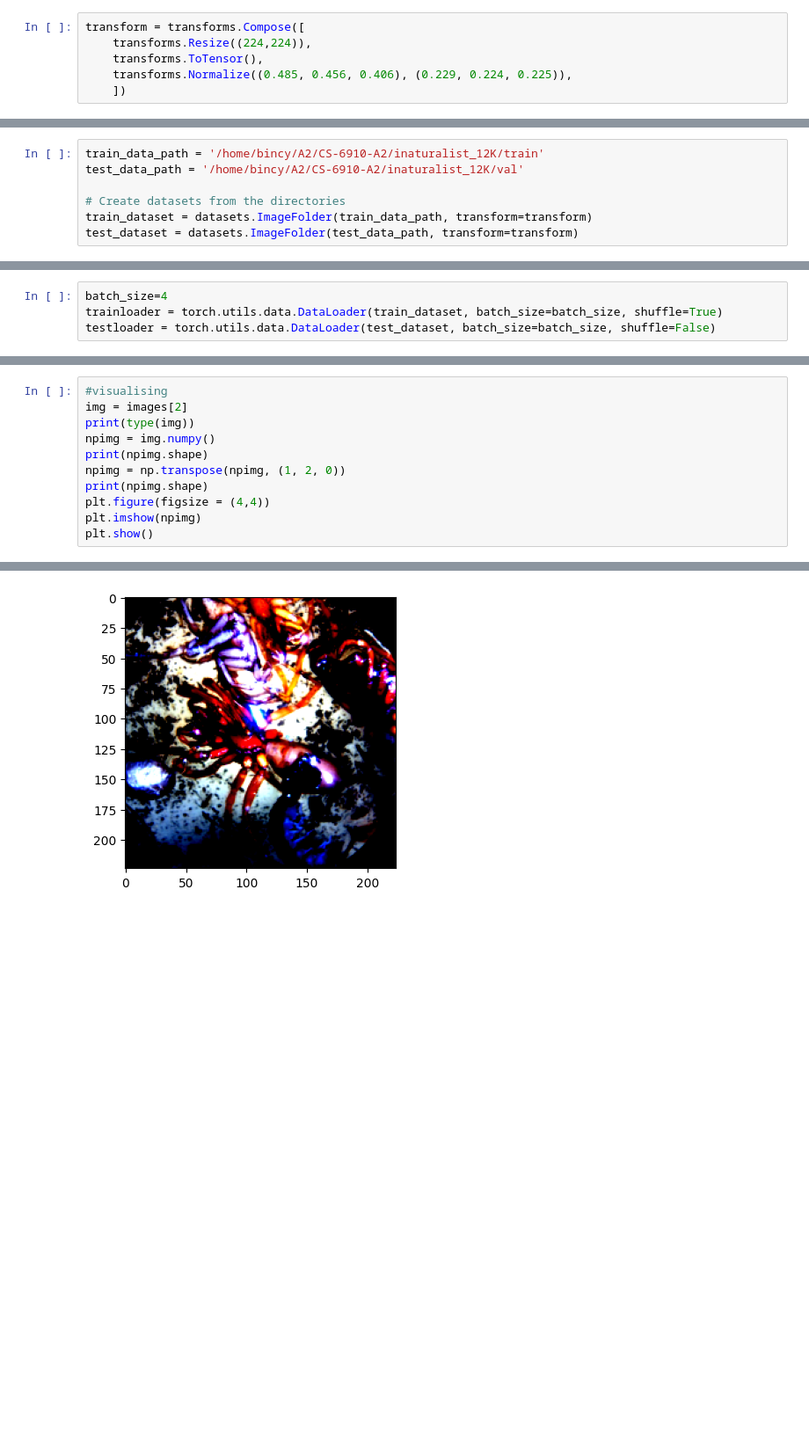
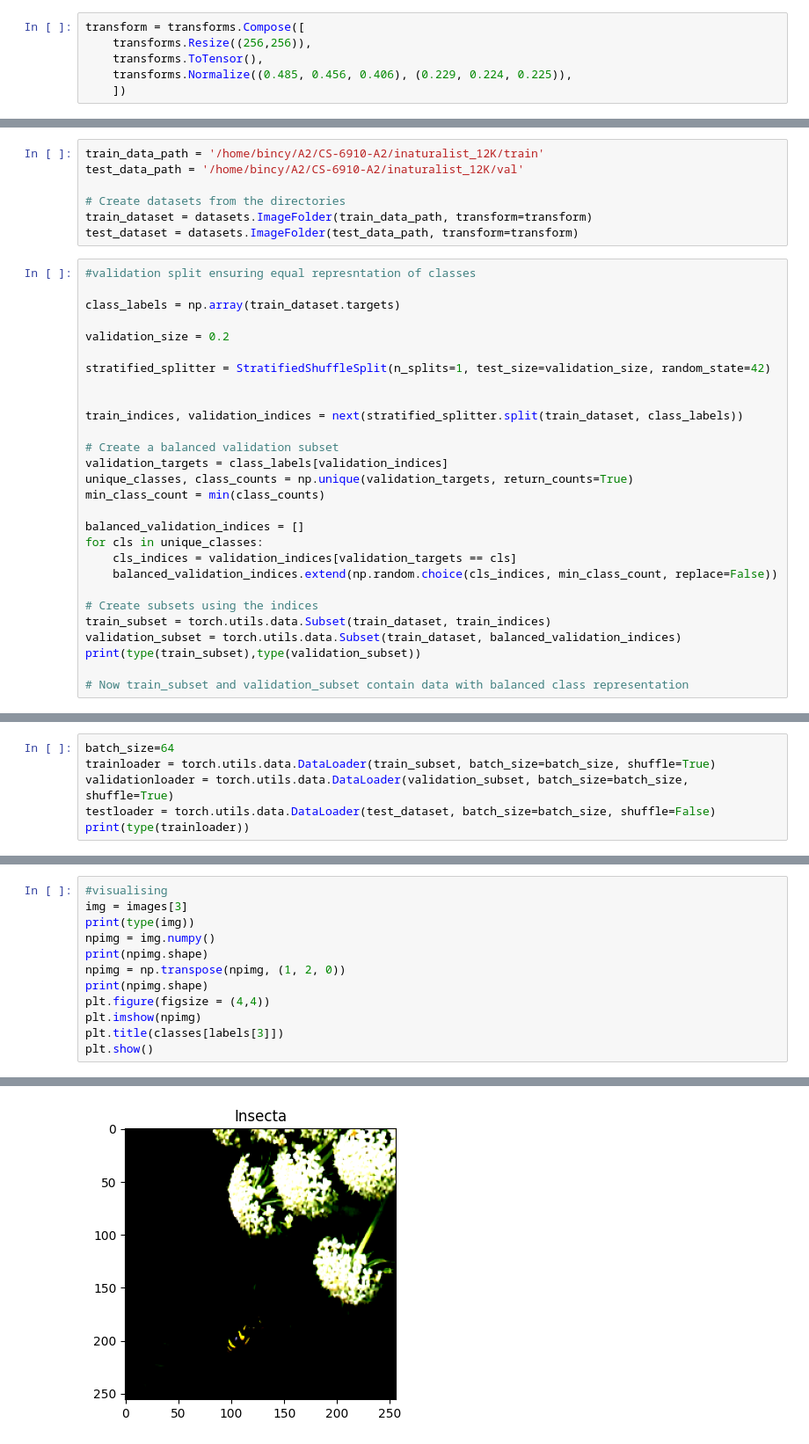
Before and after one commit to tamanbodhi/CS-6910-A2, a Jupyter notebook: dataload.ipynb, the cells around one changed output, grey strips where cells are left out. Shown at 88% size. Drawn from its saved outputs; the diff is of its cells as text; blank space fills up the shorter version.

```diff
--- a/dataload.ipynb
+++ b/dataload.ipynb
@@ -23,6 +15,6 @@ import zipfile
 # %%
 transform = transforms.Compose([
-    transforms.Resize((224,224)),
+    transforms.Resize((256,256)),
     transforms.ToTensor(),
     transforms.Normalize((0.485, 0.456, 0.406), (0.229, 0.224, 0.225)),
     ])
@@ -38,3 +28,31 @@ test_data_path = '/home/bincy/A2/CS-6910-A2/inaturalist_12K/val'
 # Create datasets from the directories
 train_dataset = datasets.ImageFolder(train_data_path, transform=transform)
 test_dataset = datasets.ImageFolder(test_data_path, transform=transform)
+# %%
+#validation split ensuring equal represntation of classes
+
+class_labels = np.array(train_dataset.targets)
+
+validation_size = 0.2
+
+stratified_splitter = StratifiedShuffleSplit(n_splits=1, test_size=validation_size, random_state=42)
+
+
+train_indices, validation_indices = next(stratified_splitter.split(train_dataset, class_labels))
+
+# Create a balanced validation subset
+validation_targets = class_labels[validation_indices]
+unique_classes, class_counts = np.unique(validation_targets, return_counts=True)
+min_class_count = min(class_counts)
+
+balanced_validation_indices = []
+for cls in unique_classes:
+    cls_indices = validation_indices[validation_targets == cls]
+    balanced_validation_indices.extend(np.random.choice(cls_indices, min_class_count, replace=False))
+
+# Create subsets using the indices
+train_subset = torch.utils.data.Subset(train_dataset, train_indices)
+validation_subset = torch.utils.data.Subset(train_dataset, balanced_validation_indices)
+print(type(train_subset),type(validation_subset))
+
+# Now train_subset and validation_subset contain data with balanced class representation
@@ -41,4 +61,6 @@ test_dataset = datasets.ImageFolder(test_data_path, transform=transform)
 # %%
-batch_size=4
-trainloader = torch.utils.data.DataLoader(train_dataset, batch_size=batch_size, shuffle=True)
+batch_size=64
+trainloader = torch.utils.data.DataLoader(train_subset, batch_size=batch_size, shuffle=True)
+validationloader = torch.utils.data.DataLoader(validation_subset, batch_size=batch_size, shuffle=True)
 testloader = torch.utils.data.DataLoader(test_dataset, batch_size=batch_size, shuffle=False)
+print(type(trainloader))
@@ -58,6 +82,6 @@ label of item 3
 # %%
 #visualising
-img = images[2]
+img = images[3]
 print(type(img))
 npimg = img.numpy()
 print(npimg.shape)
@@ -65,6 +89,7 @@ npimg = np.transpose(npimg, (1, 2, 0))
 print(npimg.shape)
 plt.figure(figsize = (4,4))
 plt.imshow(npimg)
+plt.title(classes[labels[3]])
 plt.show()
 # %% [output]
 Clipping input data to the valid range for imshow with RGB data ([0..1] for floats or [0..255] for integers).
@@ -74,2 +99,2 @@ Clipping input data to the valid range for imshow with RGB data ([0..1] for floa
-[figure, old version]
+[figure, new version]
 # %%
```
Also changed, not shown: parts of 19 cells of this notebook.
